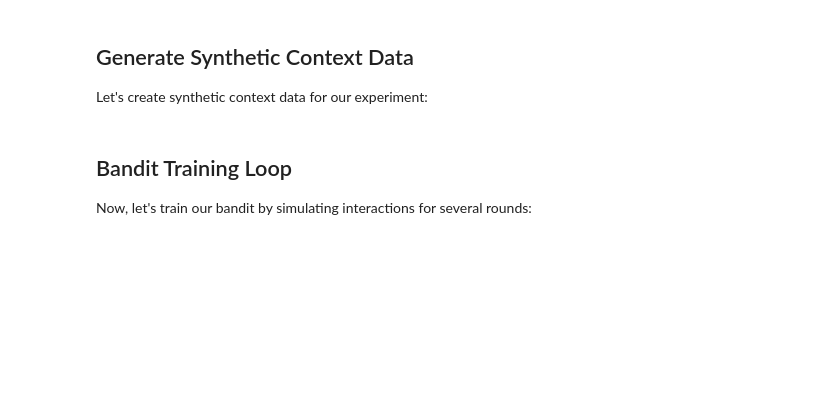
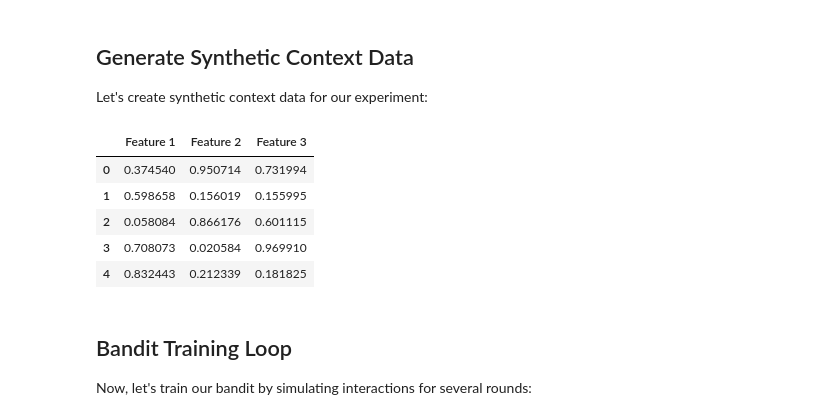
Before and after one commit to PlaytikaOSS/pybandits, a Jupyter notebook: docs/src/tutorials/cmab_quant_bnn.ipynb, the cells around one changed output. Cells and saved outputs as stored; diff of their text form; code cells hidden in the pictures; blank space fills up the shorter version.

Commit message:
demo started to work

```diff
--- a/docs/src/tutorials/cmab_quant_bnn.ipynb
+++ b/docs/src/tutorials/cmab_quant_bnn.ipynb
@@ -32,7 +37,7 @@ n_max_segments = 16  # Maximum number of segments for each action
 
 # Define cold start parameters for the base model
 update_method = "VI"  # Variational Inference for Bayesian updates
-update_kwargs = {"fit": {"n": 10000}, "batch_size": 256, "optimizer_type": "adam"}
+update_kwargs = {"fit": {"n": 20000}, "optimizer_type": "adam", "learning_rate": 0.01}
 dist_params_init = {"mu": 0, "sigma": 1, "nu": 5}
 
 # Define actions with zooming models
@@ -40,19 +45,19 @@ actions = {
     "action_1": BaseQuantitativeBayesianNeuralNetwork.cold_start(
         dimension=1,
         n_features=n_features,
-        hidden_dim_list=[5, 5],
+        hidden_dim_list=[10],
         update_method="VI",
         update_kwargs=update_kwargs,
         dist_params_init=dist_params_init,
     ),
-    "action_2": BaseQuantitativeBayesianNeuralNetwork.cold_start(
-        dimension=1,
-        n_features=n_features,
-        hidden_dim_list=[5, 5],
-        update_method="VI",
-        update_kwargs=update_kwargs,
-        dist_params_init=dist_params_init,
-    ),
+    # "action_2": BaseQuantitativeBayesianNeuralNetwork.cold_start(
+    #     dimension=1,
+    #     n_features=n_features,
+    #     hidden_dim_list=[5, 5],
+    #     update_method="VI",
+    #     update_kwargs=update_kwargs,
+    #     dist_params_init=dist_params_init,
+    # ),
 }
 # %%
 actions["action_1"].bnn.update_kwargs
@@ -134,13 +149,20 @@ plt.show()
 Let's create synthetic context data for our experiment:
 # %%
 # Generate random context data
-n_batches = 5
-batch_size = 100
+n_batches = 3
+batch_size = 5000
 n_rounds = n_batches * batch_size
 context_data = np.random.uniform(0, 1, (n_rounds, n_features))
 
 # Preview the context data
 pd.DataFrame(context_data[:5], columns=[f"Feature {i + 1}" for i in range(n_features)])
+# %% [output]
+|  | Feature 1 | Feature 2 | Feature 3 |
+| 0 | 0.374540 | 0.950714 | 0.731994 |
+| 1 | 0.598658 | 0.156019 | 0.155995 |
+| 2 | 0.058084 | 0.866176 | 0.601115 |
+| 3 | 0.708073 | 0.020584 | 0.969910 |
+| 4 | 0.832443 | 0.212339 | 0.181825 |
 # %% [markdown]
 ## Bandit Training Loop
 
```
Also changed, not shown: parts of 18 cells of this notebook.
